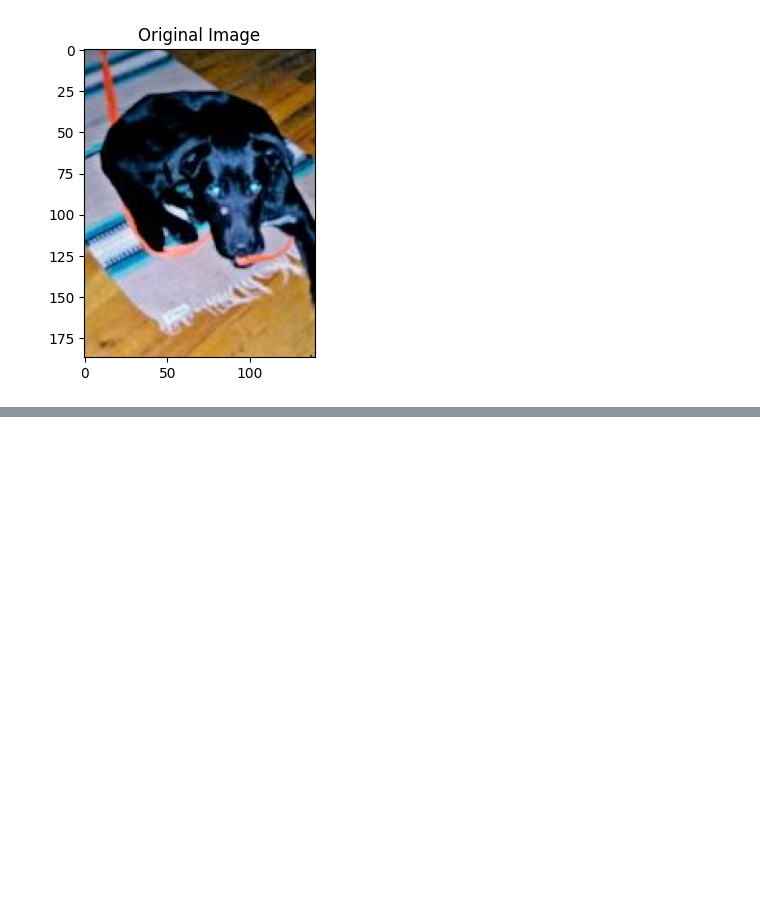
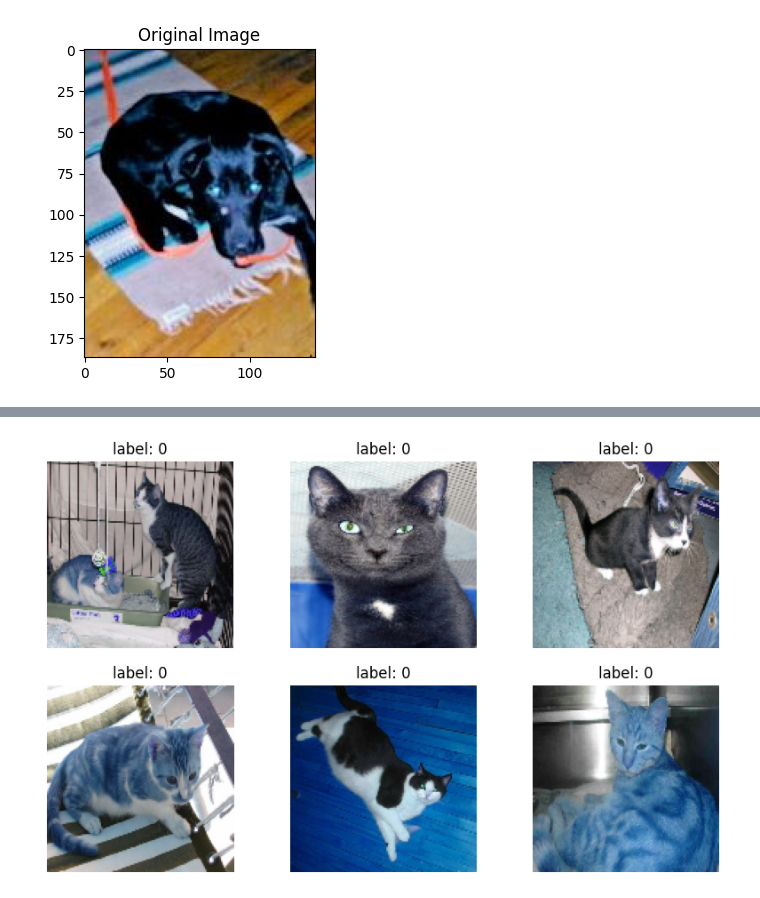
Before and after one commit to Fatima-05/GDGOC-AI-ML, a Jupyter notebook: Class16.ipynb, the cells around one changed output, grey strips where cells are left out. Saved outputs shown, nothing was run; the diff lists cells and outputs as text; code cells hidden in the pictures; blank space fills up the shorter version.

```diff
--- a/Class16.ipynb
+++ b/Class16.ipynb
@@ -132,0 +211,12 @@ Text(0.5, 1.0, 'Original Image')
+# %%
+plt.figure(figsize = (10,6))
+
+for i in range(6):
+    plt.subplot(2,3,i+1)
+    plt.imshow(data[i])
+    plt.title("label: " + str(labels[i]))
+    plt.axis("off")
+
+plt.show()
+# %% [output]
+[figure, added]
```
Also changed, not shown: parts of 10 cells of this notebook.
